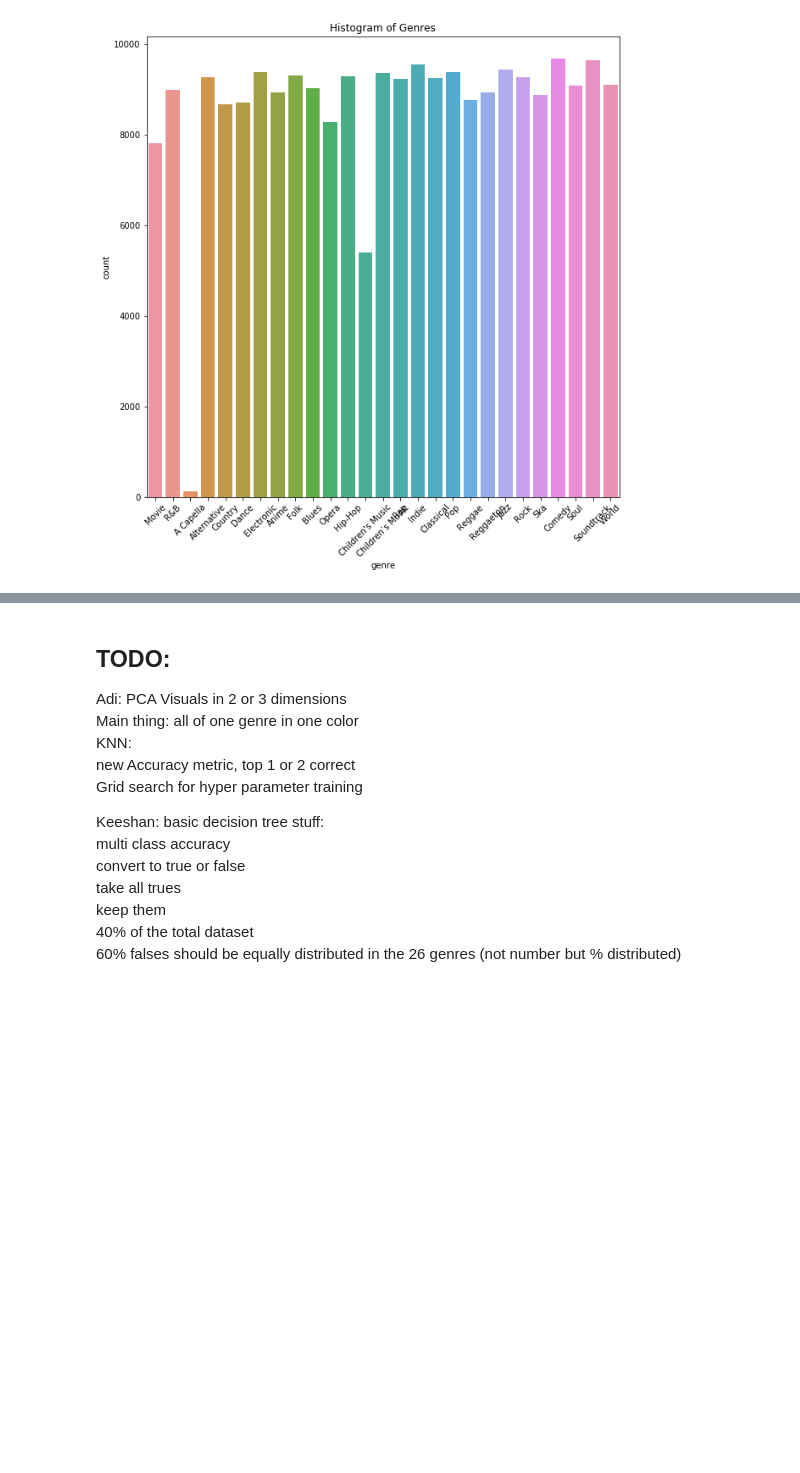
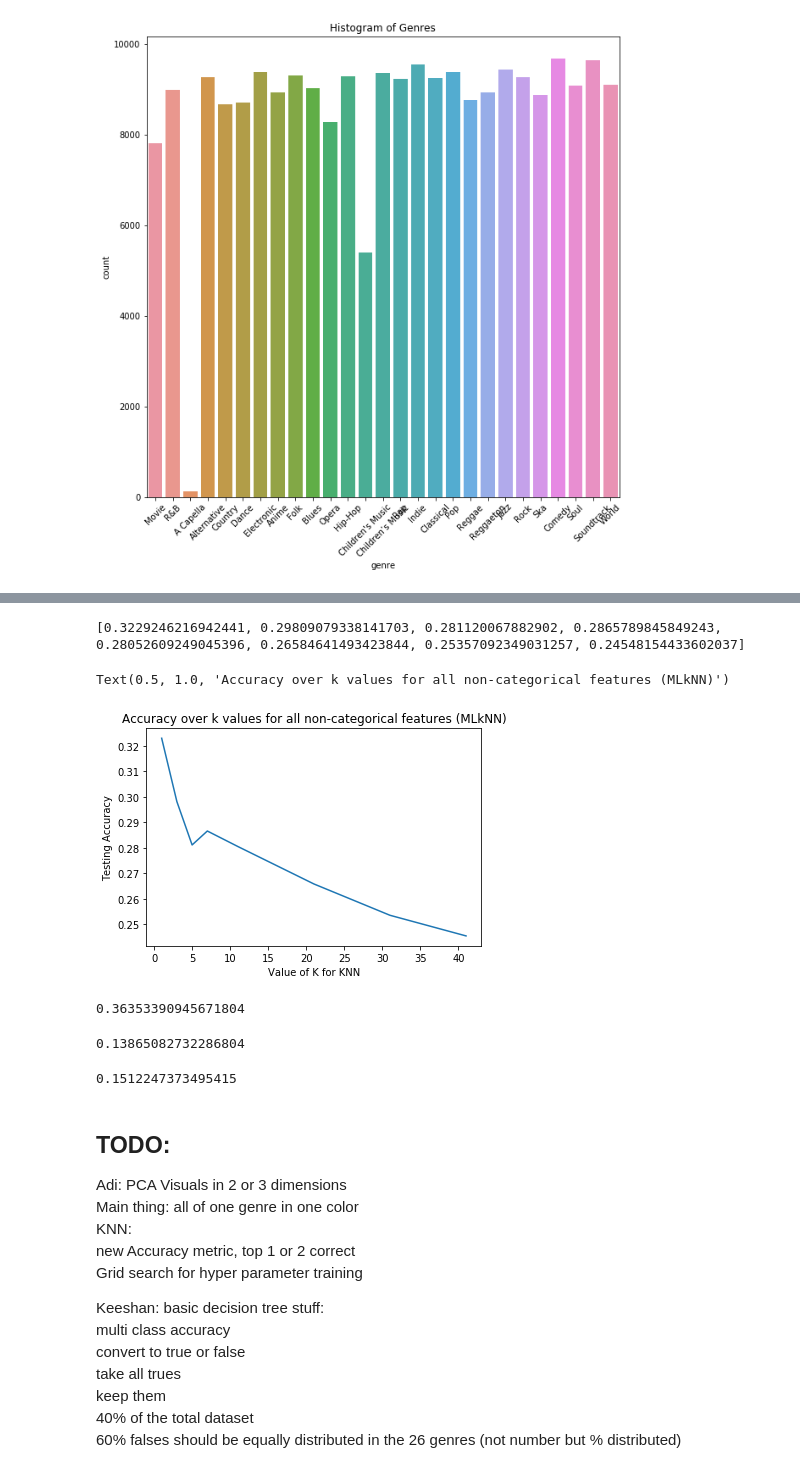
Before and after one commit to iarhbahsir/spotify-genre, a Jupyter notebook: DataCleaning.ipynb, the cells around one changed output, grey strips where cells are left out. Saved outputs shown, nothing was run; the diff lists cells and outputs as text; code cells hidden in the pictures; blank space fills up the shorter version.

```diff
--- a/DataCleaning.ipynb
+++ b/DataCleaning.ipynb
@@ -440,0 +560,5 @@ ax.grid()
+# %%
+from sklearn.neighbors import KNeighborsClassifier
+classifier = KNeighborsClassifier(n_neighbors=1)
+classifier.fit(X_train, y_train)
+y_pred = classifier.predict(X_test)
@@ -479,3 +863,70 @@ KeyboardInterrupt:
+# %%
+# try K=1 through K=25 and record testing accuracy
+k_range = [1,3,5,7,11,21,31,41]
+
+# We can create Python dictionary using [] or dict()
+scores = []
+X_train, X_test, y_train, y_test = train_test_split(spotify_feature_scaler, spotify_target, random_state = 44, test_size=0.20)
+X_train_array = X_train.to_numpy()
+X_test_array = X_test.to_numpy()
+y_train_array = y_train.to_numpy()
+y_test_array = y_test.to_numpy()
+# We use a loop through the range 1 to 26
+# We append the scores in the dictionary
+for ki in k_range:
+    knn = MLkNN(k=ki)
+    knn.fit(X_train_array, y_train_array)
+    y_pred = knn.predict(X_test_array)
+    scores.append(metrics.accuracy_score(y_test_array, y_pred))
+
+#print(scores)
+# %%
+print(scores)
+# import Matplotlib (scientific plotting library)
+import matplotlib.pyplot as plt
+
+# allow plots to appear within the notebook
+%matplotlib inline
+
+# plot the relationship between K and testing accuracy
+# plt.plot(x_axis, y_axis)
+plt.plot(k_range, scores)
+plt.xlabel('Value of K for KNN')
+plt.ylabel('Testing Accuracy')
+plt.title("Accuracy over k values for all non-categorical features (MLkNN)")
+# %% [output]
+[0.3229246216942441, 0.29809079338141703, 0.281120067882902, 0.2865789845849243, 0.28052609249045396, 0.26584641493423844, 0.25357092349031257, 0.24548154433602037]
+Text(0.5, 1.0, 'Accuracy over k values for all non-categorical features (MLkNN)')
+[figure, added]
+# %%
+from sklearn.metrics import f1_score
+print(f1_score(y_test_array, y_pred, average='macro'))
+# %% [output]
+0.36353390945671804
+# %%
+from skmultilearn.adapt import MLkNN
+from sklearn.model_selection import train_test_split
+classifier = MLkNN(k=1)
+MLKNN_df = PCADF.copy()
+y = MLKNN_df.drop(['PCA Feature 1','PCA Feature 2',],axis =1 )
+#display()
+X = MLKNN_df[['PCA Feature 1','PCA Feature 2']]
+X_train, X_test, y_train, y_test = train_test_split(X, y, random_state = 44, test_size=0.20)
+X_train_array = X_train.to_numpy()
+X_test_array = X_test.to_numpy()
+y_train_array = y_train.to_numpy()
+y_test_array = y_test.to_numpy()
+classifier.fit(X_train_array, y_train_array)
+# predict
+y_pred = classifier.predict(X_test_array)
+print(metrics.accuracy_score(y_pred,y_test_array))
+# %% [output]
+0.13865082732286804
+# %%
+from sklearn.metrics import f1_score
+print(f1_score(y_test_array, y_pred, average='macro'))
+# %% [output]
+0.1512247373495415
 # %% [markdown]
 ## TODO:
 
```
Also changed, not shown: parts of 39 cells of this notebook, 4 other files.
